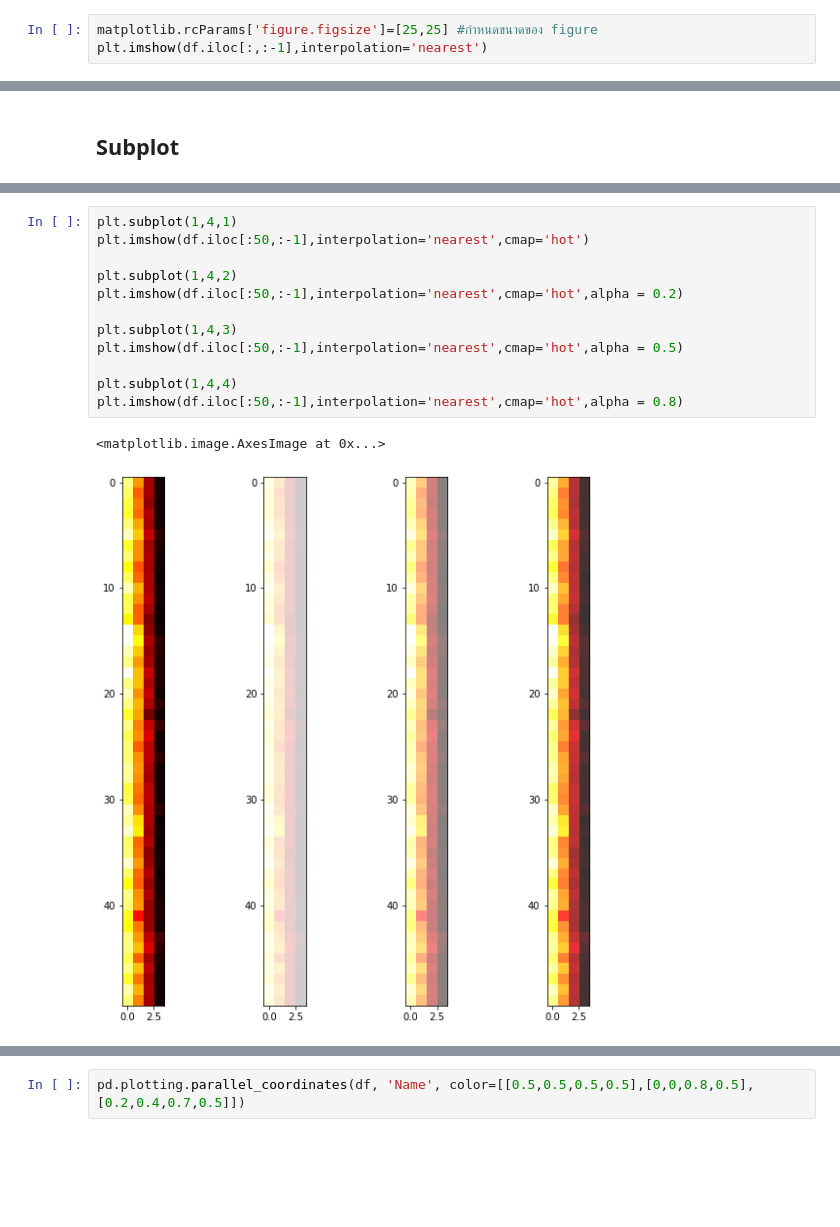
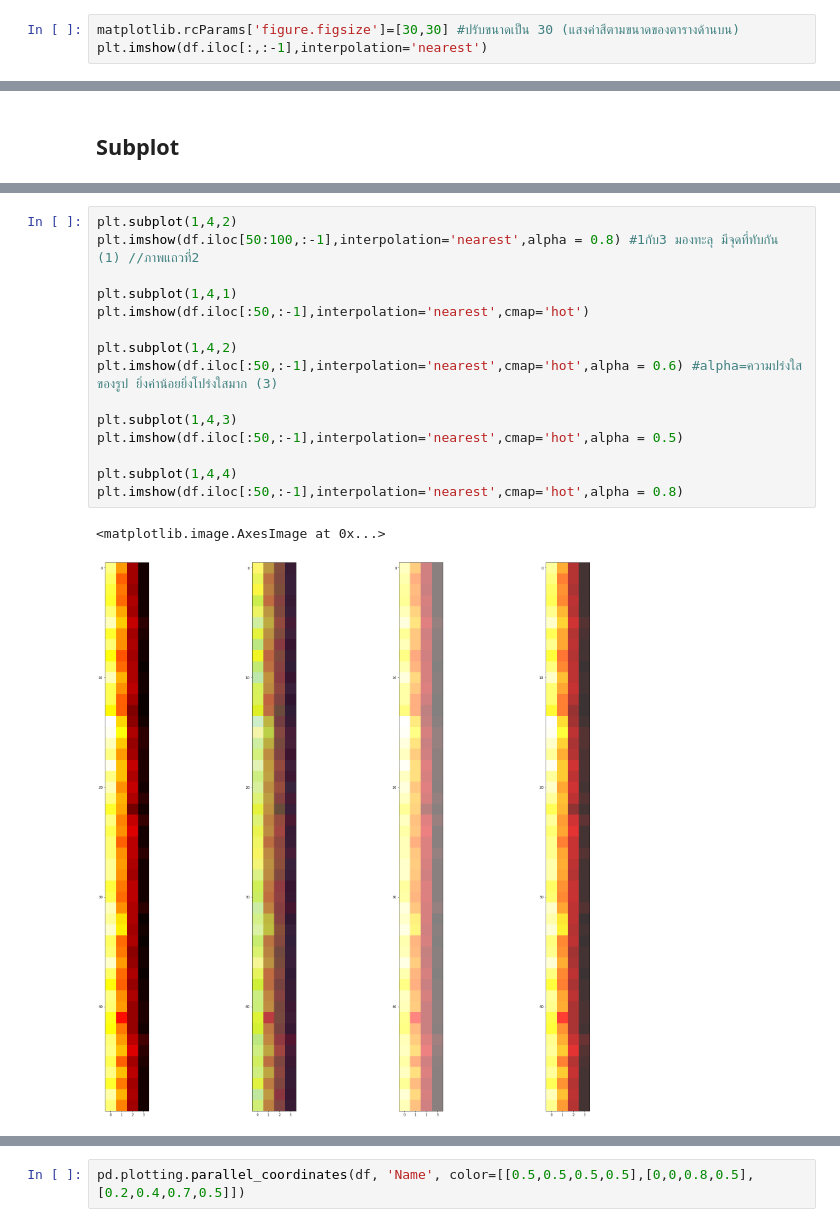
Before and after one commit to Momocute/BasicProg_DataViz65, a Jupyter notebook: DataViz01_Table_Data.ipynb, the cells around one changed output, grey strips where cells are left out. Saved outputs shown, nothing was run; the diff lists cells and outputs as text; blank space fills up the shorter version.

```diff
--- a/DataViz01_Table_Data.ipynb
+++ b/DataViz01_Table_Data.ipynb
@@ -95,5 +106,5 @@ import matplotlib
 # %%
-matplotlib.rcParams['figure.figsize']=[25,25] #กำหนดขนาดของ figure
+matplotlib.rcParams['figure.figsize']=[30,30] #ปรับขนาดเป็น 30 (แสงค่าสีตามขนาดของตารางด้านบน)
 plt.imshow(df.iloc[:,:-1],interpolation='nearest')
 # %% [output]
 <matplotlib.image.AxesImage at 0x...>
@@ -120,19 +131,22 @@ plt.imshow(df.iloc[100:150,:-1],interpolation='nearest',cmap='hot')
 <matplotlib.image.AxesImage at 0x...>
 [figure]
 # %%
+plt.subplot(1,4,2)
+plt.imshow(df.iloc[50:100,:-1],interpolation='nearest',alpha = 0.8) #1กับ3 มองทะลุ มีจุดที่ทับกัน (1) //ภาพแถวที่2
+
 plt.subplot(1,4,1)
 plt.imshow(df.iloc[:50,:-1],interpolation='nearest',cmap='hot')
 
 plt.subplot(1,4,2)
-plt.imshow(df.iloc[:50,:-1],interpolation='nearest',cmap='hot',alpha = 0.2)
+plt.imshow(df.iloc[:50,:-1],interpolation='nearest',cmap='hot',alpha = 0.6) #alpha=ความปร่งใสของรูป ยิ่งค่าน้อยยิ่งโปร่งใสมาก (3)
 
 plt.subplot(1,4,3)
 plt.imshow(df.iloc[:50,:-1],interpolation='nearest',cmap='hot',alpha = 0.5)
 
 plt.subplot(1,4,4)
 plt.imshow(df.iloc[:50,:-1],interpolation='nearest',cmap='hot',alpha = 0.8)
 # %% [output]
 <matplotlib.image.AxesImage at 0x...>
-[figure, old version]
+[figure, new version]
 # %%
 plt.subplot(1,2,1)
```
Also changed, not shown: parts of 11 cells of this notebook.
